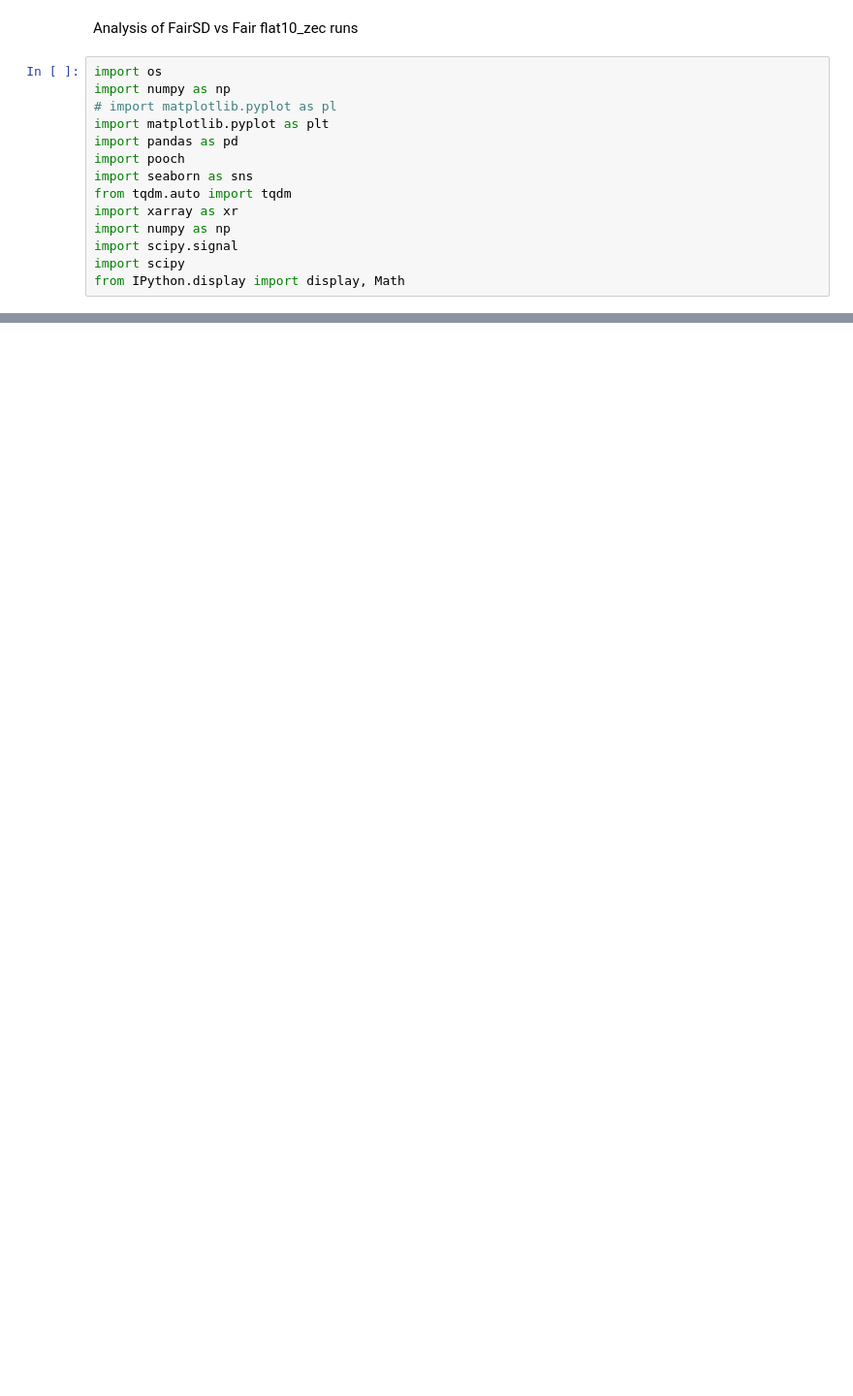
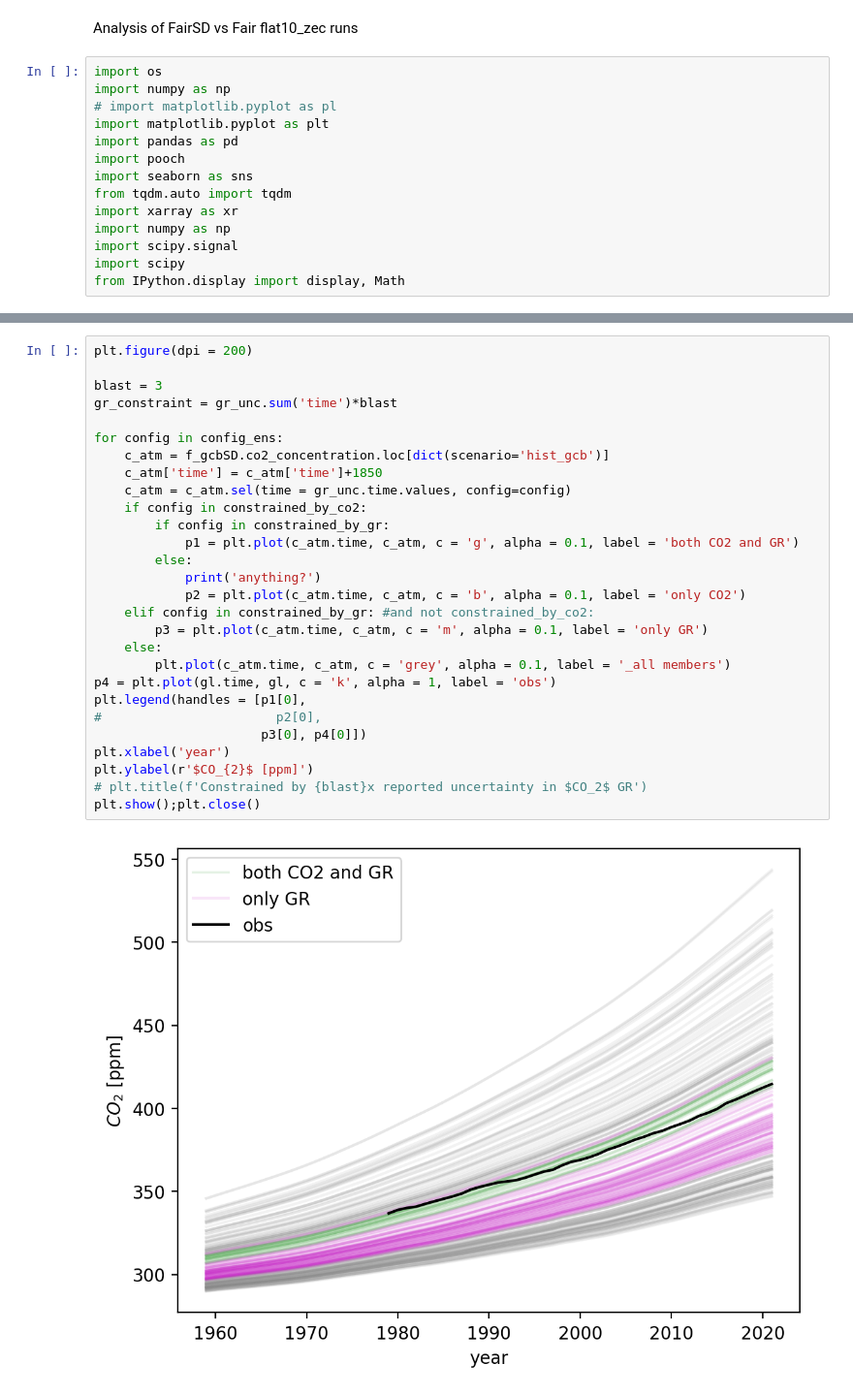
Before and after one commit to gretashum/fair_carbon, a Jupyter notebook: src/fairSD_analysis.ipynb, the cells around one changed output, grey strips where cells are left out. Shown at 97% size. Drawn from its saved outputs; the diff is of its cells as text; blank space fills up the shorter version.

```diff
--- a/src/fairSD_analysis.ipynb
+++ b/src/fairSD_analysis.ipynb
@@ -16,0 +186,30 @@ from IPython.display import display, Math
+# %%
+plt.figure(dpi = 200)
+
+blast = 3
+gr_constraint = gr_unc.sum('time')*blast
+
+for config in config_ens:
+    c_atm = f_gcbSD.co2_concentration.loc[dict(scenario='hist_gcb')]
+    c_atm['time'] = c_atm['time']+1850
+    c_atm = c_atm.sel(time = gr_unc.time.values, config=config)
+    if config in constrained_by_co2:
+        if config in constrained_by_gr:
+            p1 = plt.plot(c_atm.time, c_atm, c = 'g', alpha = 0.1, label = 'both CO2 and GR')
+        else:
+            print('anything?')
+            p2 = plt.plot(c_atm.time, c_atm, c = 'b', alpha = 0.1, label = 'only CO2')
+    elif config in constrained_by_gr: #and not constrained_by_co2:
+        p3 = plt.plot(c_atm.time, c_atm, c = 'm', alpha = 0.1, label = 'only GR')
+    else:
+        plt.plot(c_atm.time, c_atm, c = 'grey', alpha = 0.1, label = '_all members')
+p4 = plt.plot(gl.time, gl, c = 'k', alpha = 1, label = 'obs')
+plt.legend(handles = [p1[0],
+#                       p2[0],
+                      p3[0], p4[0]])
+plt.xlabel('year')
+plt.ylabel(r'$CO_{2}$ [ppm]')
+# plt.title(f'Constrained by {blast}x reported uncertainty in $CO_2$ GR')
+plt.show();plt.close()
+# %% [output]
+[figure, added]
```
Also changed, not shown: parts of 25 cells of this notebook, 3 other files.
